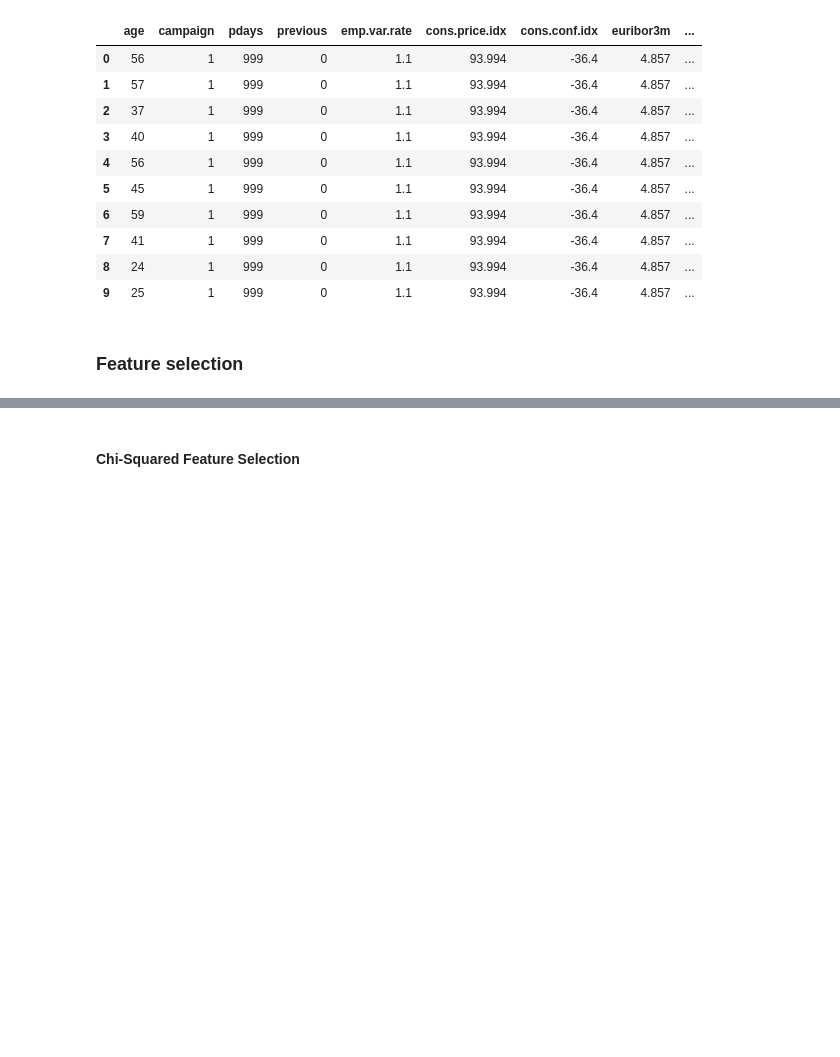
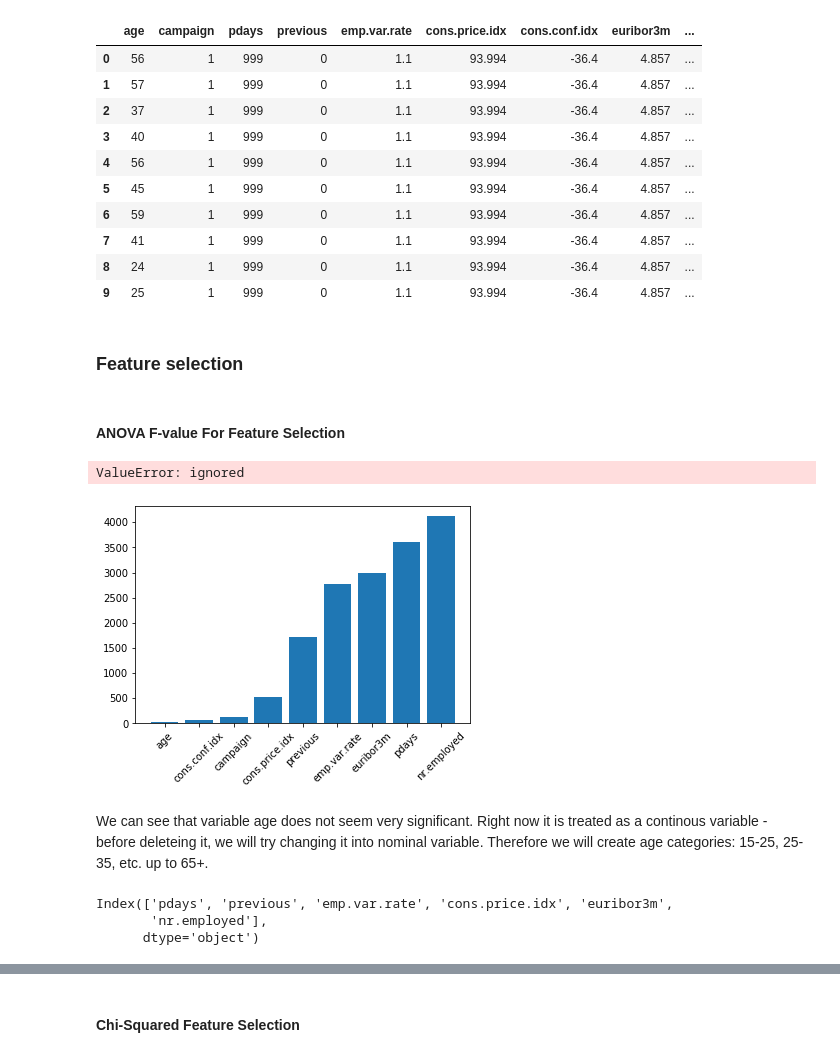
Before and after one commit to kasiakry/MLBigDataset, a Jupyter notebook: ml_2_big_dataset.ipynb, the cells around one changed output, grey strips where cells are left out. Cells and saved outputs as stored; diff of their text form; code cells hidden in the pictures; blank space fills up the shorter version.

```diff
--- a/ml_2_big_dataset.ipynb
+++ b/ml_2_big_dataset.ipynb
@@ -192,3 +198,38 @@ df_ohc.head(10)
 | 9 | 25 | 1 | 999 | 0 | 1.1 | 93.994 | -36.4 | 4.857 | ... |
 # %% [markdown]
 ### Feature selection
+# %% [markdown]
+#### ANOVA F-value For Feature Selection
+# %%
+from sklearn.feature_selection import f_classif
+from sklearn.feature_selection import SelectKBest, chi2
+
+# Seperate the features from the target variable and choose only categorical variables
+y = df_ohc.y
+X = df_ohc.drop('y', axis=1)
+
+numCols.remove('y')
+# %% [output]
+ValueError: ignored
+# %%
+X_numerical = X[numCols]
+
+# Divide dataset into training and testing subsets
+X_train, X_test, y_train, y_test = train_test_split(X_numerical, y, test_size=0.3, random_state=58)
+
+fs = SelectKBest(f_classif, k='all')
+fs.fit(X_train, y_train)
+X_train_fs = fs.transform(X_train)
+X_test_fs = fs.transform(X_test)
+
+# plot the scores
+labels = X_numerical.columns[np.argsort(fs.scores_)]
+fs.scores_.sort()
+fig1, ax = plt.subplots()
+plt.bar([i for i in range(len(fs.scores_))], fs.scores_)
+plt.xticks(np.arange(len(labels)),labels, rotation=45)
+plt.show()
+# %% [output]
+[figure, added]
+# %% [markdown]
+We can see that variable age does not seem very significant. Right now it is treated as a continous variable - before deleteing it, we will try changing it into nominal variable. Therefore we will create age categories: 15-25, 25-35, etc. up to 65+.
@@ -194,0 +259,11 @@ df_ohc.head(10)
+# %%
+count = sum(map(lambda x : x > 200, fs.scores_))
+bestfeatures  = SelectKBest(score_func=f_classif, k=count)
+fit = bestfeatures.fit(X_train, y_train)
+mask = bestfeatures.get_support()
+cols_numerical = X_numerical.columns[mask]
+print(cols_numerical)
+# %% [output]
+Index(['pdays', 'previous', 'emp.var.rate', 'cons.price.idx', 'euribor3m',
+       'nr.employed'],
+      dtype='object')
```
Also changed, not shown: parts of 35 cells of this notebook.
